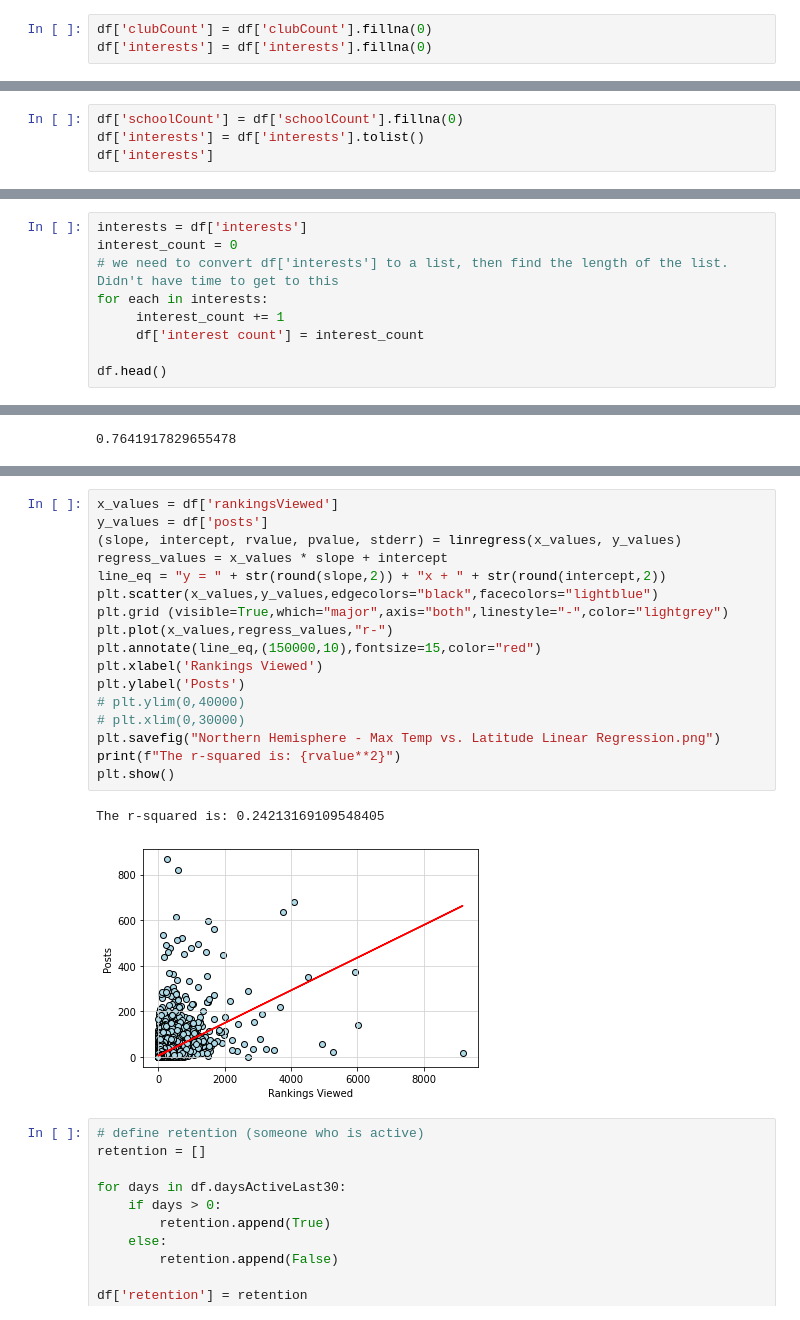
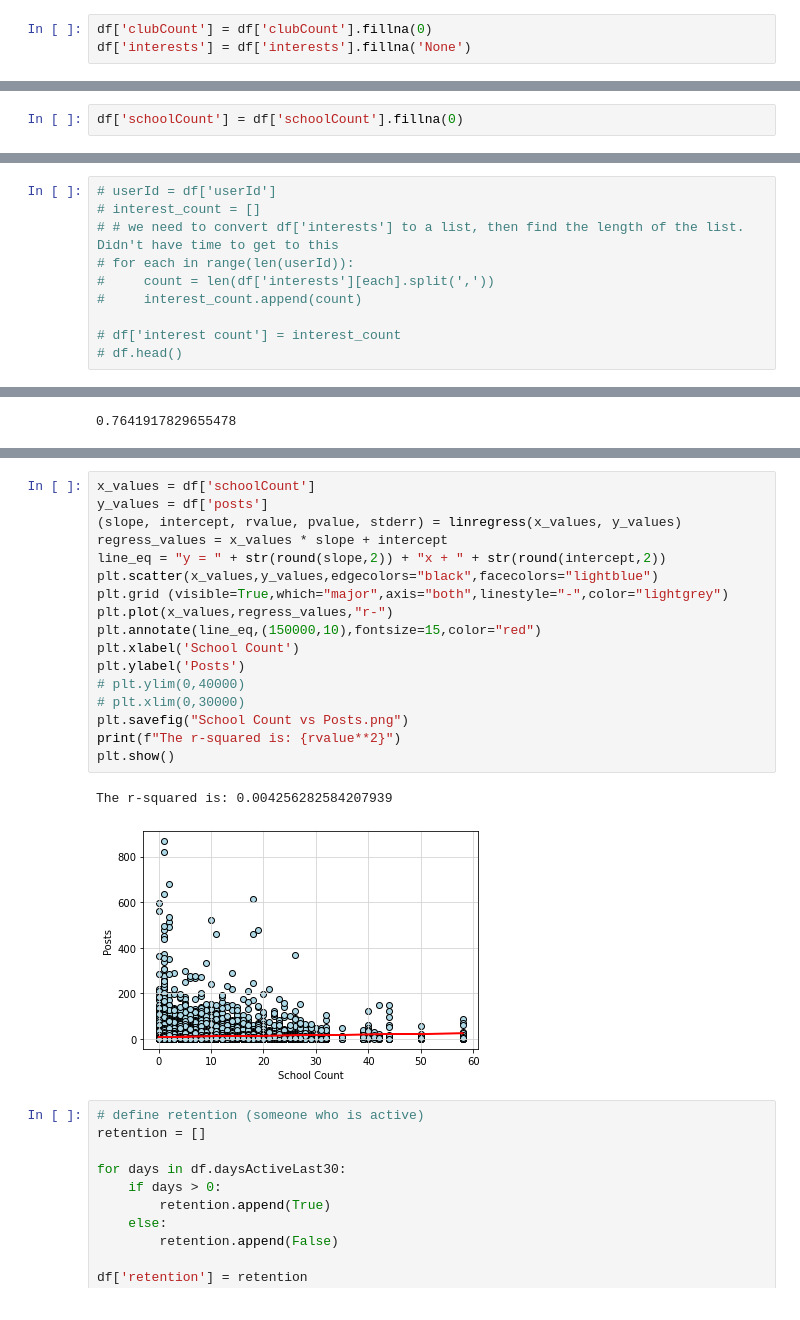
Before and after one commit to SimplyKP22/Moneyball-Project-1, a Jupyter notebook: Moneyball Working.ipynb, the cells around one changed output, grey strips where cells are left out. Drawn from its saved outputs; the diff is of its cells as text.

```diff
--- a/Moneyball Working.ipynb
+++ b/Moneyball Working.ipynb
@@ -45,6 +45,6 @@ df['school'] = df['school'].fillna('No_School')
 df['club'] = df['club'].fillna('No_Club')
 # %%
 df['clubCount'] = df['clubCount'].fillna(0)
-df['interests'] = df['interests'].fillna(0)
+df['interests'] = df['interests'].fillna('None')
 # %%
 df['state'] = df['state'].fillna('No_State')
@@ -65,4 +51,2 @@ Name: interests, Length: 31212, dtype: object
 # %%
 df['schoolCount'] = df['schoolCount'].fillna(0)
-df['interests'] = df['interests'].tolist()
-df['interests']
@@ -82,9 +53,10 @@ Name: interests, Length: 31212, dtype: object
 # %%
-interests = df['interests']
-interest_count = 0
-# we need to convert df['interests'] to a list, then find the length of the list. Didn't have time to get to this
-for each in interests:
-     interest_count += 1
-     df['interest count'] = interest_count
+# userId = df['userId']
+# interest_count = []
+# # we need to convert df['interests'] to a list, then find the length of the list. Didn't have time to get to this
+# for each in range(len(userId)):
+#     count = len(df['interests'][each].split(','))
+#     interest_count.append(count)
 
-df.head()
+# df['interest count'] = interest_count
+# df.head()
@@ -255,23 +205,23 @@ The r-squared is: 0.1996098239038191
 # %%
-x_values = df['rankingsViewed']
+x_values = df['schoolCount']
 y_values = df['posts']
 (slope, intercept, rvalue, pvalue, stderr) = linregress(x_values, y_values)
 regress_values = x_values * slope + intercept
 line_eq = "y = " + str(round(slope,2)) + "x + " + str(round(intercept,2))
 plt.scatter(x_values,y_values,edgecolors="black",facecolors="lightblue")
 plt.grid (visible=True,which="major",axis="both",linestyle="-",color="lightgrey")
 plt.plot(x_values,regress_values,"r-")
 plt.annotate(line_eq,(150000,10),fontsize=15,color="red")
-plt.xlabel('Rankings Viewed')
+plt.xlabel('School Count')
 plt.ylabel('Posts')
 # plt.ylim(0,40000)
 # plt.xlim(0,30000)
-plt.savefig("Northern Hemisphere - Max Temp vs. Latitude Linear Regression.png")
+plt.savefig("School Count vs Posts.png")
 print(f"The r-squared is: {rvalue**2}")
 plt.show()
 # %% [output]
-The r-squared is: 0.24213169109548405
+The r-squared is: 0.004256282584207939
-[figure, old version]
+[figure, new version]
 # %%
 # define retention (someone who is active)
 retention = []
```
Also changed, not shown: parts of 14 cells of this notebook, 9 other files.
